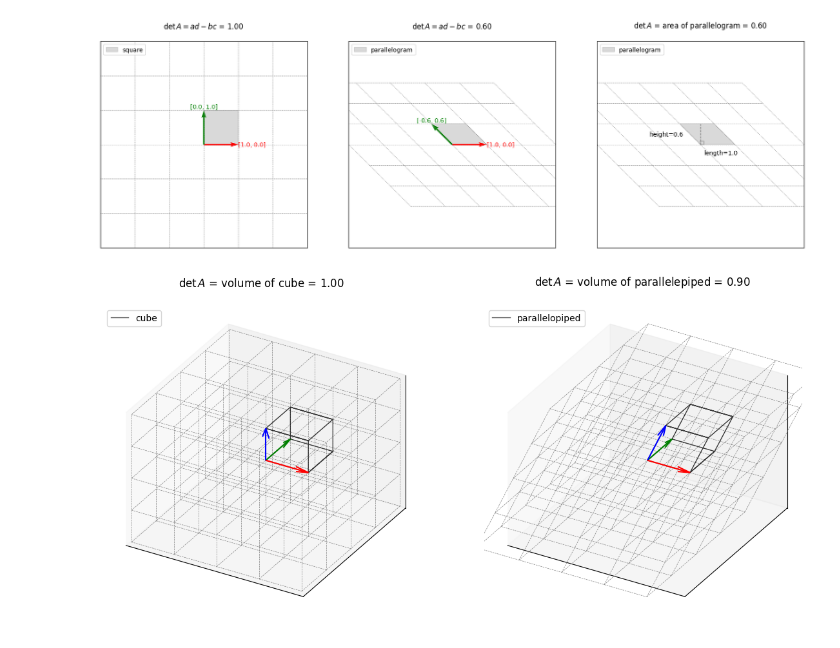
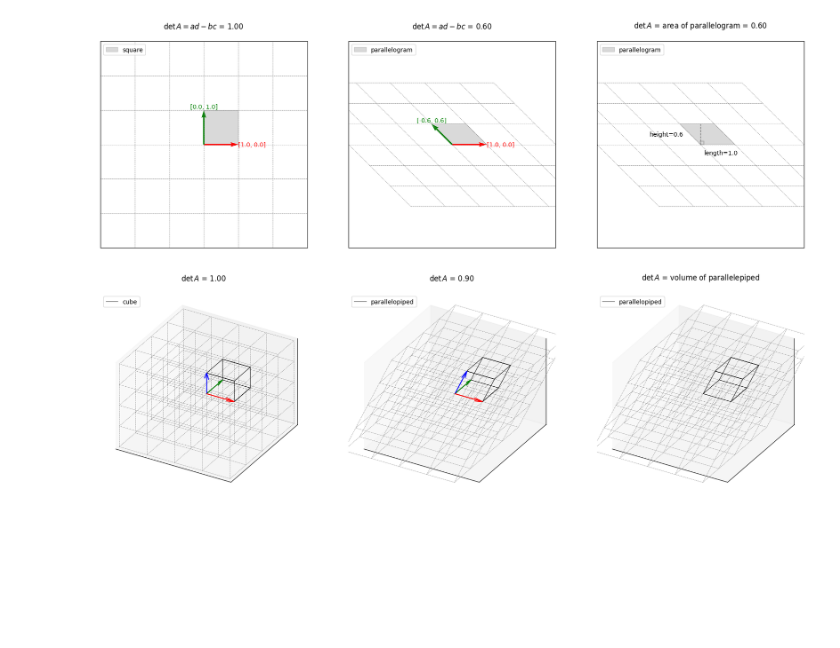
Before and after one commit to PARKCHEOLHEE-lab/intuitive-understanding-of-linear-algebra, a Jupyter notebook: intuitive_understanding_of_linear_algebra/notebooks/determinant.ipynb, the cells around one changed output. Cells and saved outputs as stored; diff of their text form; code cells hidden in the pictures; blank space fills up the shorter version.

```diff
--- a/intuitive_understanding_of_linear_algebra/notebooks/determinant.ipynb
+++ b/intuitive_understanding_of_linear_algebra/notebooks/determinant.ipynb
@@ -110,9 +110,9 @@ from intuitive_understanding_of_linear_algebra.src import utils
 import matplotlib.pyplot as plt
 import numpy as np
 
-fig = plt.figure(figsize=(14, 7))
+fig = plt.figure(figsize=(21, 7))
 
-ax1 = fig.add_subplot(121, projection='3d')
+ax1 = fig.add_subplot(131, projection='3d')
 ax1.set_proj_type("ortho")
 
 xlim = (-2, 2)
@@ -149,7 +149,7 @@ cube = np.array(
 )
 
 utils.plot_full_custom_3d_grid(ax1, basis.T, xlim, ylim, zlim)
-ax1.set_title("$\\det A$ = volume of cube = $1.00$ \n")
+ax1.set_title("$\\det A$ = $1.00$ \n")
 ax1.plot(cube[:, 0], cube[:, 1], cube[:, 2], color="black", label="cube", alpha=0.7, linewidth=1)
 ax1.quiver(0, 0, 0, basis[0][0], basis[1][0], basis[2][0], color="r")
 ax1.quiver(0, 0, 0, basis[0][1], basis[1][1], basis[2][1], color="g")
@@ -163,34 +163,59 @@ ax1.set_zticks([])
 ax1.set_aspect("auto")
 ax1.legend(loc="upper left")
 
-ax2 = fig.add_subplot(122, projection='3d')
+ax2 = fig.add_subplot(132, projection='3d')
 ax2.set_proj_type("ortho")
 
 matrix_a = np.array(
     [
         [1, 0, 0.2],
         [0, 1, 0.4],
         [0, 0, 0.9]
     ]
 )
 
 parallelepiped = cube @ matrix_a.T
 
 utils.plot_full_custom_3d_grid(ax2, matrix_a.T, xlim, ylim, zlim)
-ax2.set_title("$\\det A$ = volume of parallelepiped = ${:.2f}$ \n".format(np.linalg.det(matrix_a)))
+ax2.set_title("$\\det A$ = ${:.2f}$ \n".format(np.linalg.det(matrix_a)))
 ax2.plot(parallelepiped[:, 0], parallelepiped[:, 1], parallelepiped[:, 2], color="black", label="parallelopiped", alpha=0.7, linewidth=1)
 ax2.quiver(0, 0, 0, matrix_a[0][0], matrix_a[1][0], matrix_a[2][0], color="r")
 ax2.quiver(0, 0, 0, matrix_a[0][1], matrix_a[1][1], matrix_a[2][1], color="g")
 ax2.quiver(0, 0, 0, matrix_a[0][2], matrix_a[1][2], matrix_a[2][2], color="b")
 ax2.set_xlim(xlim)
 ax2.set_ylim(ylim)
 ax2.set_zlim(zlim)
 ax2.set_xticks([])
 ax2.set_yticks([])
 ax2.set_zticks([])
 ax2.set_aspect("auto")
 ax2.legend(loc="upper left")
 
+ax3 = fig.add_subplot(133, projection='3d')
+ax3.set_proj_type("ortho")
+
+matrix_a = np.array(
+    [
+        [1, 0, 0.2],
+        [0, 1, 0.4],
+        [0, 0, 0.9]
+    ]
+)
+
+parallelepiped = cube @ matrix_a.T
+
+utils.plot_full_custom_3d_grid(ax3, matrix_a.T, xlim, ylim, zlim)
+ax3.set_title("$\\det A$ = volume of parallelepiped\n")
+ax3.plot(parallelepiped[:, 0], parallelepiped[:, 1], parallelepiped[:, 2], color="black", label="parallelopiped", alpha=0.7, linewidth=1)
+ax3.set_xlim(xlim)
+ax3.set_ylim(ylim)
+ax3.set_zlim(zlim)
+ax3.set_xticks([])
+ax3.set_yticks([])
+ax3.set_zticks([])
+ax3.set_aspect("auto")
+ax3.legend(loc="upper left")
+
 plt.show()
 # %% [output]
-[figure, old version]
+[figure, new version]
```
